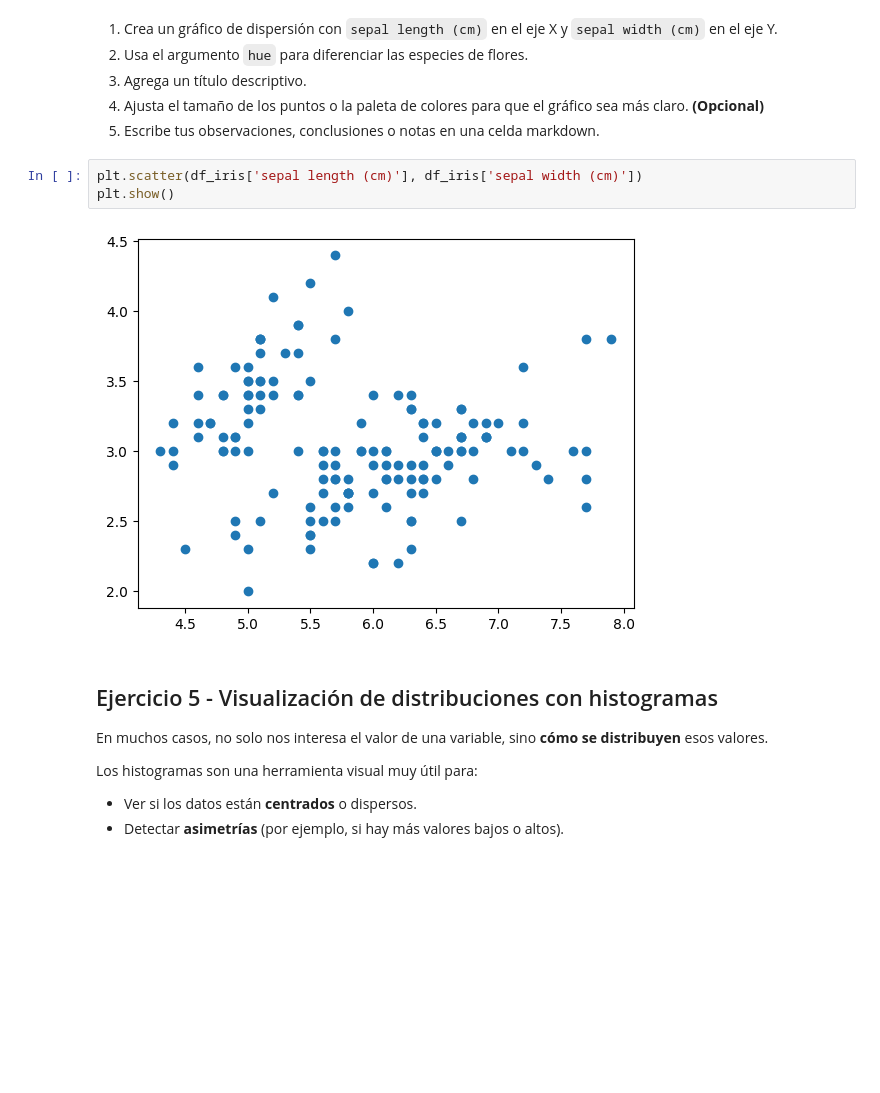
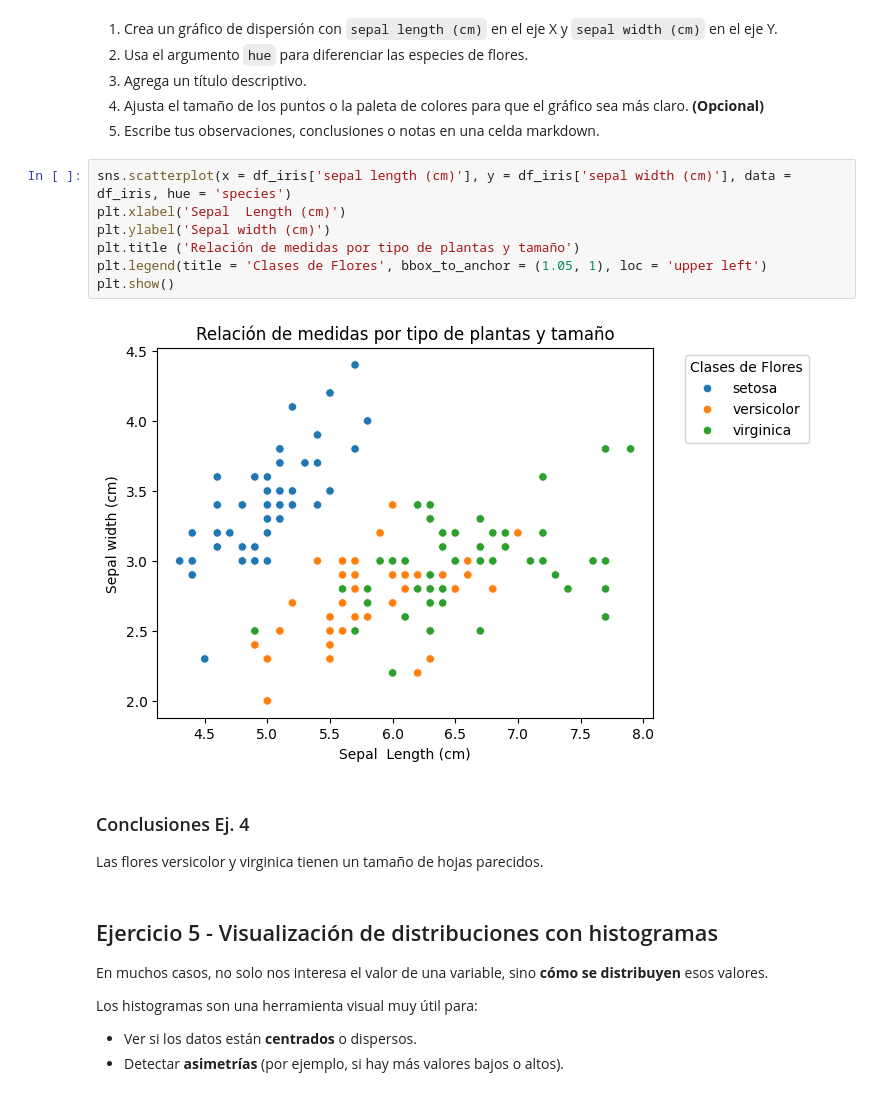
Before and after one commit to 4GeeksAcademy/sarayruiz---visualizacion, a Jupyter notebook: notebook/03-project-visualization.ipynb, the cells around one changed output. Cells and saved outputs as stored; diff of their text form; blank space fills up the shorter version.

```diff
--- a/notebook/03-project-visualization.ipynb
+++ b/notebook/03-project-visualization.ipynb
@@ -217,10 +211,17 @@ df_iris
 4. Ajusta el tamaño de los puntos o la paleta de colores para que el gráfico sea más claro. **(Opcional)**
 5. Escribe tus observaciones, conclusiones o notas en una celda markdown.
 # %%
-plt.scatter(df_iris['sepal length (cm)'], df_iris['sepal width (cm)'])
+sns.scatterplot(x = df_iris['sepal length (cm)'], y = df_iris['sepal width (cm)'], data = df_iris, hue = 'species')
+plt.xlabel('Sepal  Length (cm)')
+plt.ylabel('Sepal width (cm)')
+plt.title ('Relación de medidas por tipo de plantas y tamaño')
+plt.legend(title = 'Clases de Flores', bbox_to_anchor = (1.05, 1), loc = 'upper left')
 plt.show()
 # %% [output]
-[figure, old version]
+[figure, new version]
+# %% [markdown]
+### Conclusiones Ej. 4
+Las flores versicolor y virginica tienen un tamaño de hojas parecidos.
 # %% [markdown]
 ## Ejercicio 5 - Visualización de distribuciones con histogramas
 
```
Also changed, not shown: parts of 17 cells of this notebook.
